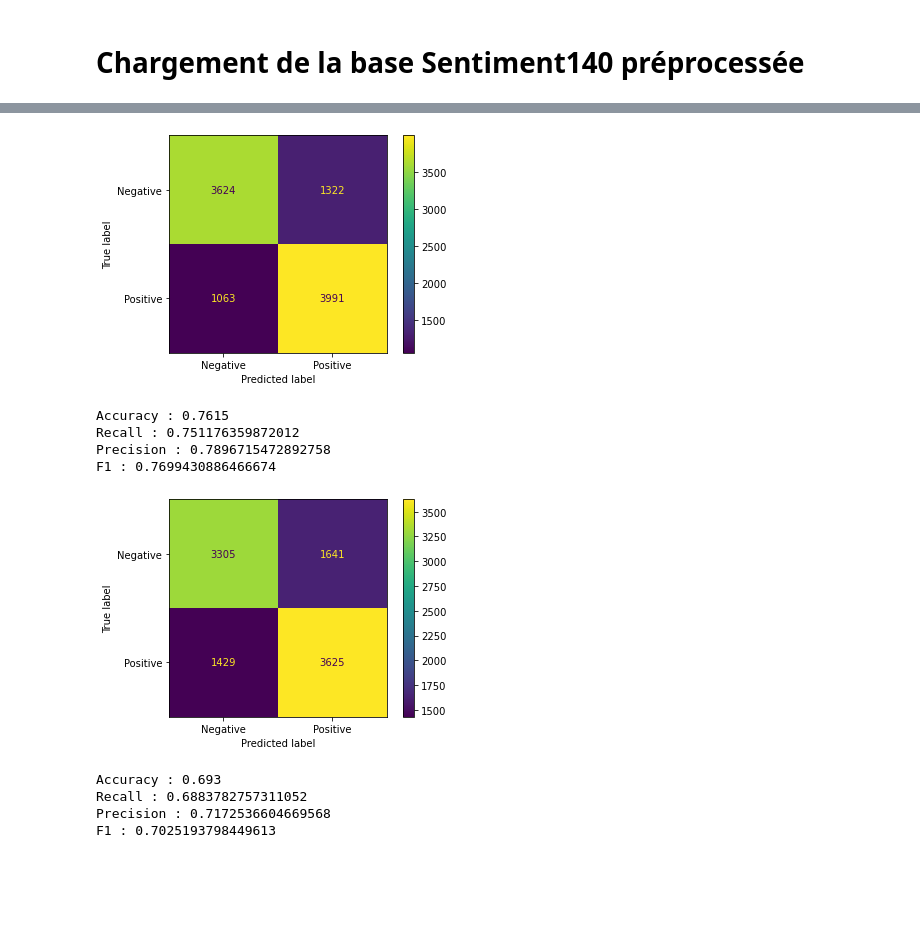
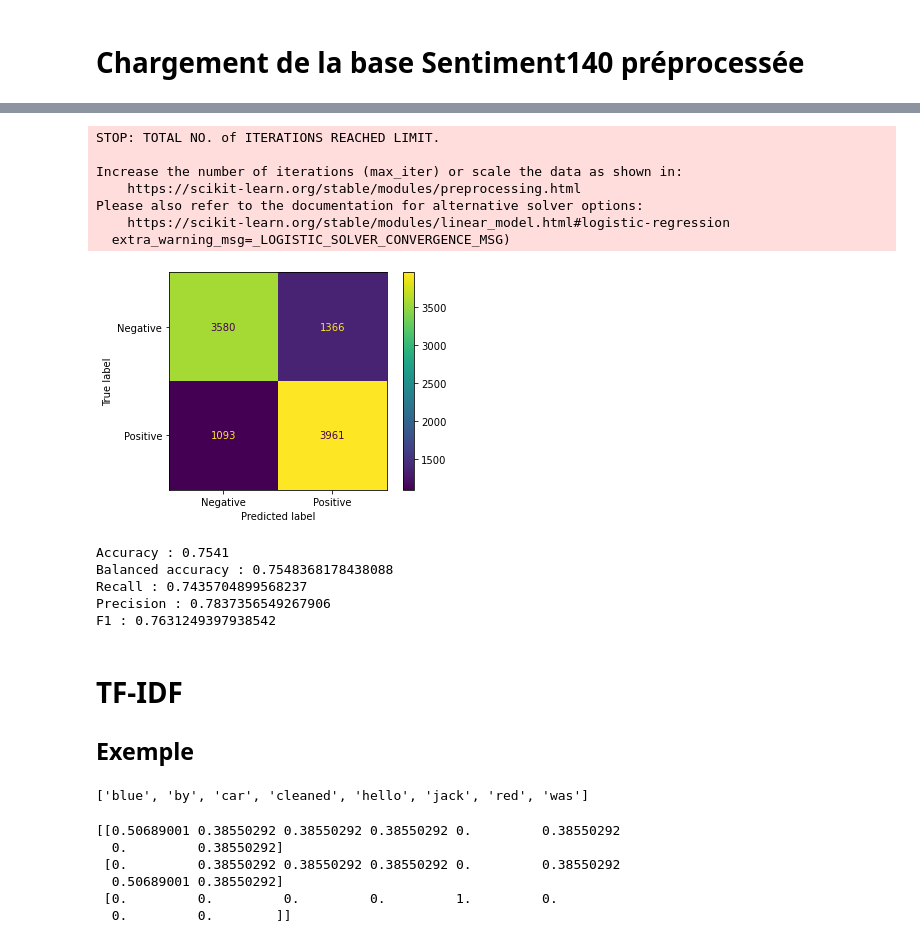
Before and after one commit to baptiste-pasquier/data_2A, a Jupyter notebook: model-LR.ipynb, the cells around one changed output, grey strips where cells are left out. Drawn from its saved outputs; the diff is of its cells as text; code cells hidden in the pictures; blank space fills up the shorter version.

```diff
--- a/model-LR.ipynb
+++ b/model-LR.ipynb
@@ -64,6 +112,14 @@ array([[3631, 1315],
 # %%
-def conf_matrix(y_pred, y_test, model):
+def conf_matrix(data_train, data_test, y_train, y_test, vectorizer, model):
+    vectorizer.fit(data_train+data_test)
+    X_train = vectorizer.transform(data_train).toarray()
+    X_test = vectorizer.transform(data_test).toarray()
+
+    model.fit(X_train, y_train)
+    y_pred = model.predict(X_test)
+
     sc_accuracy = sklearn.metrics.accuracy_score(y_pred, y_test)
+    sc_balanced_accuracy = sklearn.metrics.balanced_accuracy_score(y_pred, y_test)
     sc_f1 = sklearn.metrics.f1_score(y_pred, y_test, pos_label="Positive")
     sc_recall = sklearn.metrics.recall_score(y_pred, y_test, pos_label="Positive")
     sc_precision = sklearn.metrics.precision_score(y_pred, y_test, pos_label="Positive")
@@ -72,6 +128,7 @@ def conf_matrix(y_pred, y_test, model):
     plt.show()
 
     print(f"Accuracy : {sc_accuracy}")
+    print(f"Balanced accuracy : {sc_balanced_accuracy}")
     print(f"Recall : {sc_recall}")
     print(f"Precision : {sc_precision}")
     print(f"F1 : {sc_f1}")
@@ -103,5 +134,0 @@ from sklearn.pipeline import make_pipeline
-# %%
-# Fit to data and predict using pipelined LR.
-reg = make_pipeline(LogisticRegression())
-reg.fit(X_train, y_train)
-y_pred = reg.predict(X_test)
@@ -124,26 +135,35 @@ F1 : 0.7701071738920537
-# %%
-# Fit to data and predict using pipelined scaling, LR.
-reg = make_pipeline(StandardScaler(), LogisticRegression())
-reg.fit(X_train, y_train)
-y_pred = reg.predict(X_test)
-# %%
-conf_matrix(y_pred, y_test, reg)
-# %% [output]
-[figure, removed]
-Accuracy : 0.7615
-Recall : 0.751176359872012
-Precision : 0.7896715472892758
-F1 : 0.7699430886466674
-# %%
-# Fit to data and predict using pipelined scaling, LR and PCA.
-reg = make_pipeline(StandardScaler(), PCA(n_components=50), LogisticRegression())
-reg.fit(X_train, y_train)
-y_pred = reg.predict(X_test)
-# %%
-conf_matrix(y_pred, y_test, reg)
-# %% [output]
-[figure, removed]
-Accuracy : 0.693
-Recall : 0.6883782757311052
-Precision : 0.7172536604669568
-F1 : 0.7025193798449613
+# %%
+conf_matrix(data_train, data_test, y_train, y_test, CountVectorizer(max_features = 1000), LogisticRegression())
+# %% [output]
+STOP: TOTAL NO. of ITERATIONS REACHED LIMIT.
+
+Increase the number of iterations (max_iter) or scale the data as shown in:
+    https://scikit-learn.org/stable/modules/preprocessing.html
+Please also refer to the documentation for alternative solver options:
+    https://scikit-learn.org/stable/modules/linear_model.html#logistic-regression
+  extra_warning_msg=_LOGISTIC_SOLVER_CONVERGENCE_MSG)
+[figure, added]
+Accuracy : 0.7541
+Balanced accuracy : 0.7548368178438088
+Recall : 0.7435704899568237
+Precision : 0.7837356549267906
+F1 : 0.7631249397938542
+# %% [markdown]
+# TF-IDF
+## Exemple
+# %%
+arr = ["Blue car was cleaned by Jack", "Jack was cleaned by red car", "Hello"]
+vectorizer = TfidfVectorizer()
+X = vectorizer.fit_transform(arr)
+vectorizer.get_feature_names()
+# %% [output]
+['blue', 'by', 'car', 'cleaned', 'hello', 'jack', 'red', 'was']
+# %%
+print(X.toarray())
+# %% [output]
+[[0.50689001 0.38550292 0.38550292 0.38550292 0.         0.38550292
+  0.         0.38550292]
+ [0.         0.38550292 0.38550292 0.38550292 0.         0.38550292
+  0.50689001 0.38550292]
+ [0.         0.         0.         0.         1.         0.
+  0.         0.        ]]
```
Also changed, not shown: parts of 28 cells of this notebook.
